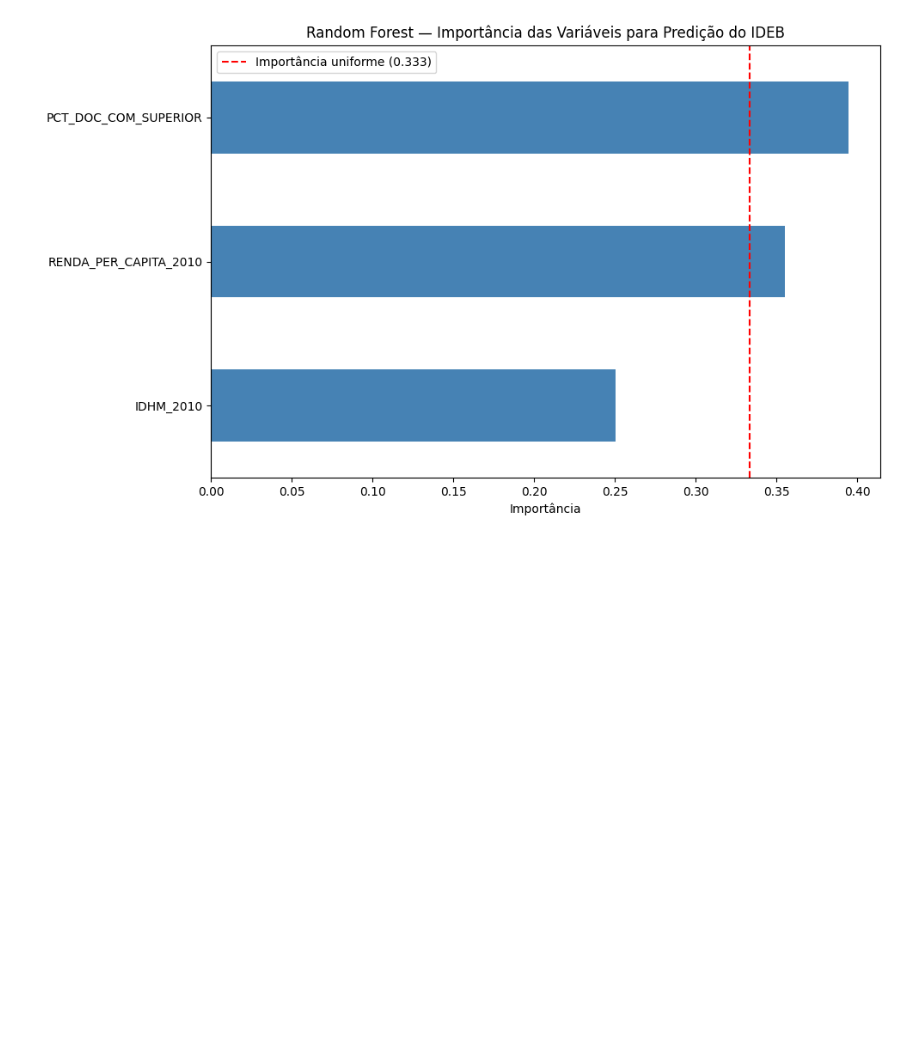
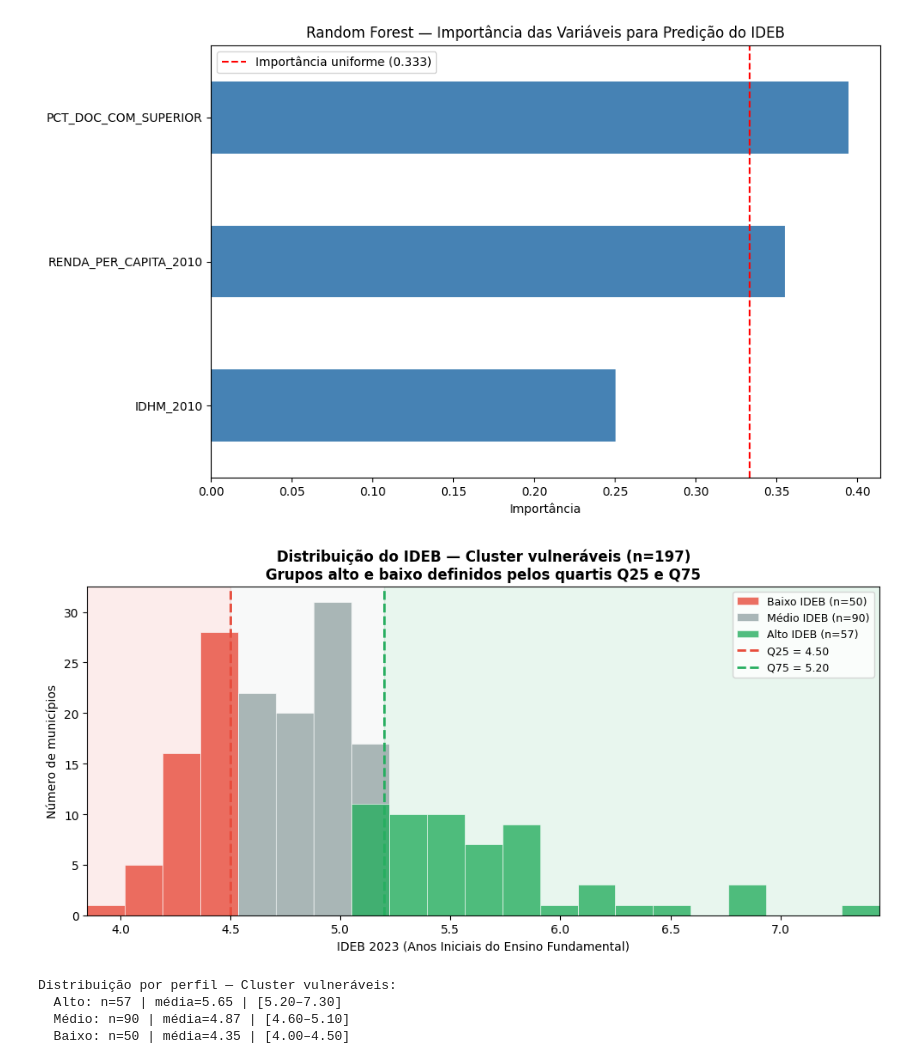
Before and after one commit to darlondjc/desempenho-educacional-maranhao, a Jupyter notebook: src/analytics.ipynb, the cells around one changed output. Saved outputs shown, nothing was run; the diff lists cells and outputs as text; code cells hidden in the pictures; blank space fills up the shorter version.

```diff
--- a/src/analytics.ipynb
+++ b/src/analytics.ipynb
@@ -221,3 +221,13 @@ Importância das variáveis (ordem decrescente):
   RENDA_PER_CAPITA_2010                         0.355  ███████████████████████████████████
   IDHM_2010                                     0.250  █████████████████████████
 [figure]
+# %%
+# Distribuição do IDEB no cluster vulnerável com cortes por quartis
+# Gerado em: reports/figures/distribuicao_quartis_vulneraveis.png
+analytics.distribuicao_quartis_cluster(df_cluster, cluster_nome='vulneráveis', q=0.25, salvar_arquivo=False)
+# %% [output]
+[figure, added]
+Distribuição por perfil — Cluster vulneráveis:
+  Alto: n=57 | média=5.65 | [5.20–7.30]
+  Médio: n=90 | média=4.87 | [4.60–5.10]
+  Baixo: n=50 | média=4.35 | [4.00–4.50]
```
Also changed, not shown: 8 other files.
